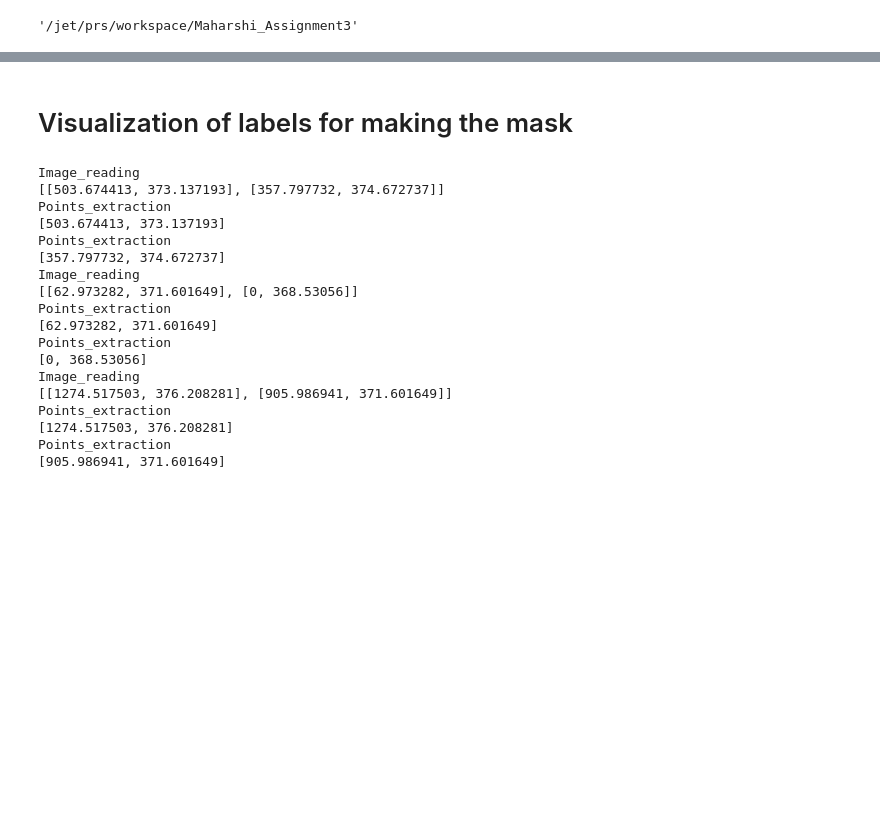
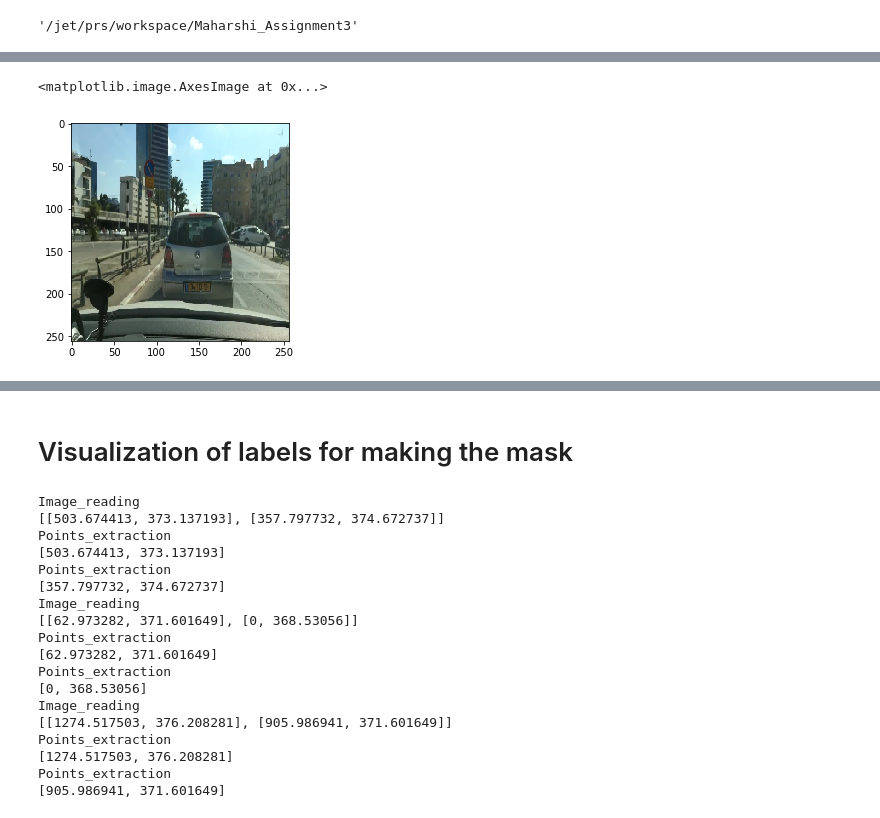
Before and after one commit to trived76/ECE1512-Homework3-LaneDetection, a Jupyter notebook: Lane_Detection.ipynb, the cells around one changed output, grey strips where cells are left out. Cells and saved outputs as stored; diff of their text form; code cells hidden in the pictures; blank space fills up the shorter version.

Commit message:
Next step: data generator

```diff
--- a/Lane_Detection.ipynb
+++ b/Lane_Detection.ipynb
@@ -492,0 +469,6 @@ mask_datagen.fit(mask_img, augment=False, seed=seed)
+# %%
+I=cv2.imread(glob.glob("data/train/raw/*.png")[500])
+plt.imshow(I)
+# %% [output]
+<matplotlib.image.AxesImage at 0x...>
+[figure, added]
```
Also changed, not shown: parts of 11 cells of this notebook.
